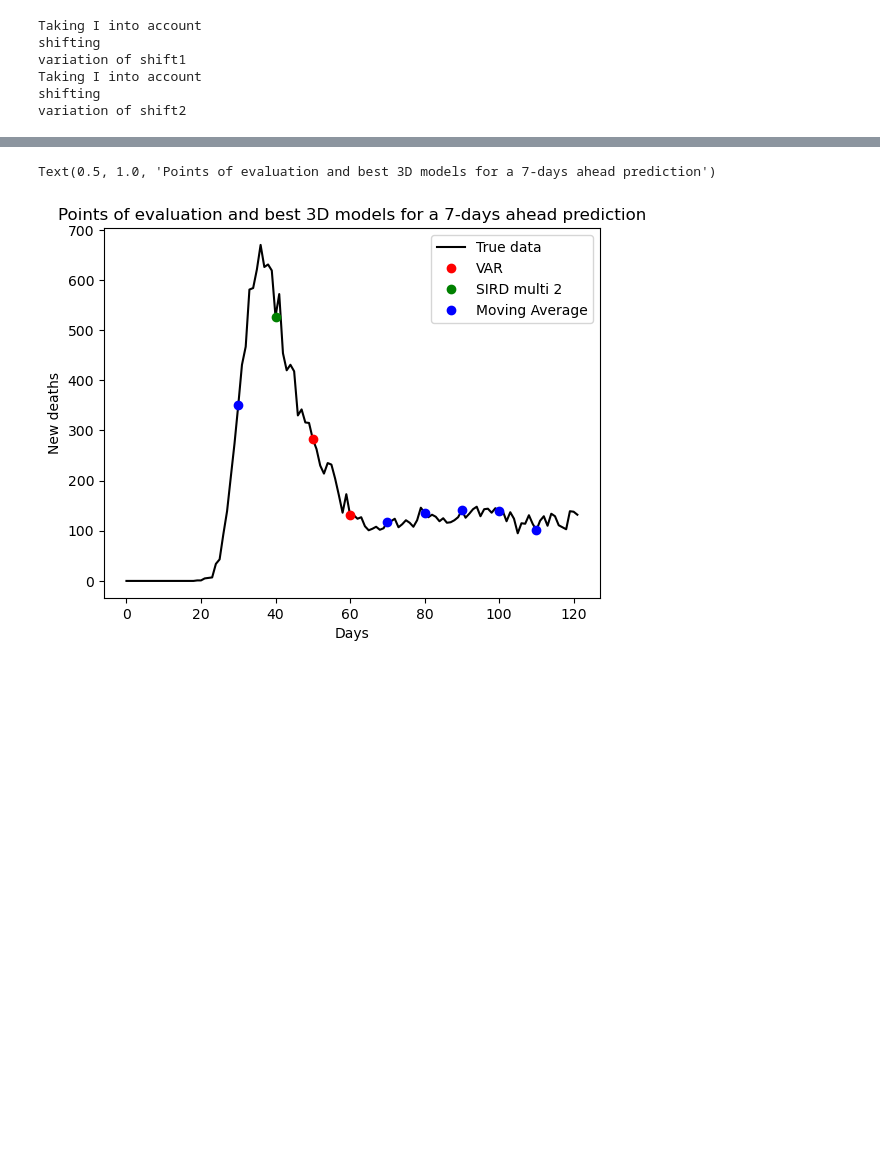
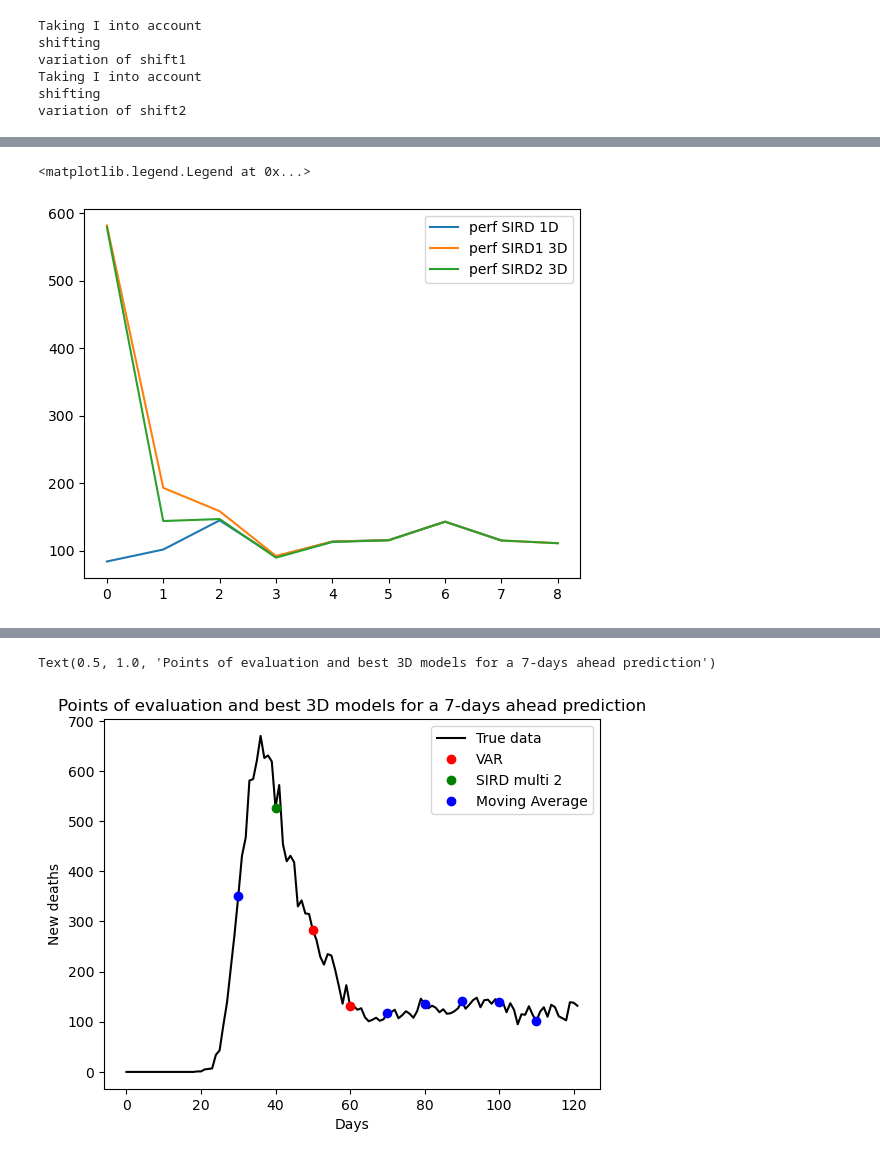
Before and after one commit to gregoirebechade/covid_internship, a Jupyter notebook: 07_global_evaluation_of_the_models.ipynb, the cells around one changed output, grey strips where cells are left out. Saved outputs shown, nothing was run; the diff lists cells and outputs as text; code cells hidden in the pictures; blank space fills up the shorter version.

```diff
--- a/07_global_evaluation_of_the_models.ipynb
+++ b/07_global_evaluation_of_the_models.ipynb
@@ -206,0 +145,8 @@ models3D
+# %%
+plt.plot([dicoresults1D[key][3] for key in dicoresults1D.keys()], label='perf SIRD 1D')
+plt.plot([dicoresults3D[key][1] for key in dicoresults3D.keys()], label='perf SIRD1 3D')
+plt.plot([dicoresults3D[key][2] for key in dicoresults3D.keys()], label='perf SIRD2 3D')
+plt.legend()
+# %% [output]
+<matplotlib.legend.Legend at 0x...>
+[figure, added]
```
Also changed, not shown: parts of 19 cells of this notebook, 8 other files.
